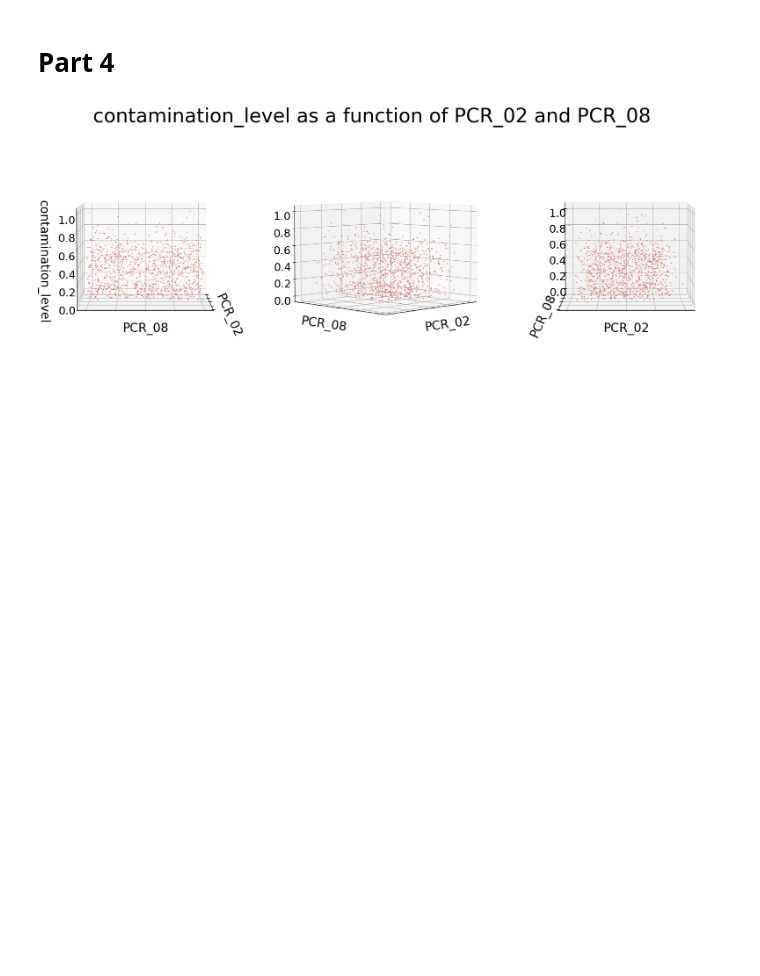
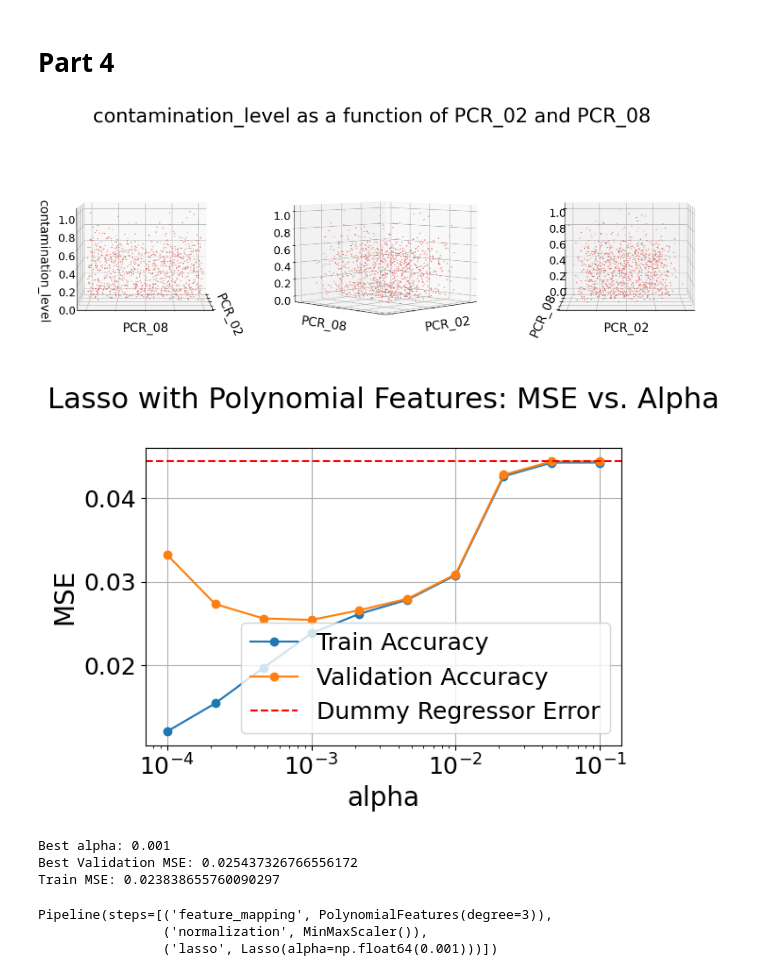
Before and after one commit to AvDaniel6/HW3-Intro-To-ML, a Jupyter notebook: main.ipynb, the cells around one changed output. Saved outputs shown, nothing was run; the diff lists cells and outputs as text; code cells hidden in the pictures; blank space fills up the shorter version.

Commit message:
finish part 4

```diff
--- a/main.ipynb
+++ b/main.ipynb
@@ -550,3 +551,49 @@ df_part4 = pd.concat([X_train_part4, y_train_df], axis = 1)
 plot3d(df_part4, 'PCR_02', 'PCR_08', 'contamination_level', 'contamination_level as a function of PCR_02 and PCR_08')
 # %% [output]
 [figure]
+# %%
+alpha_values = np.logspace(-4, -1, 10)
+train_score = []
+test_score = []
+for alpha in alpha_values:
+    poly_reg = Pipeline([
+        ('feature_mapping', PolynomialFeatures(degree=3)),
+        ('normalization', MinMaxScaler()),
+        ('lasso', Lasso(alpha=alpha, fit_intercept=True))
+    ])
+    results = cross_validate(poly_reg, X_train_df, y_train_df, cv = 5, scoring='neg_mean_squared_error', return_train_score=True)
+    train_score.append(np.mean(-results["train_score"]))
+    test_score.append(np.mean(-results["test_score"]))
+
+plt.semilogx(alpha_values, train_score, label="Train Accuracy", marker = 'o')
+plt.semilogx(alpha_values, test_score, label="Validation Accuracy", marker = 'o')
+plt.axhline(y=dummy_mse, color='r', linestyle='--', label='Dummy Regressor Error')
+plt.xlabel("alpha")
+plt.ylabel("MSE")
+plt.title("Lasso with Polynomial Features: MSE vs. Alpha\n")
+plt.legend()
+plt.grid(True)
+plt.tight_layout()
+plt.show()
+
+best_index = np.argmin(test_score)
+Best_alpha = alpha_values[best_index]
+print(f"Best alpha: {Best_alpha}")
+print(f"Best Validation MSE: {test_score[best_index]}")
+print(f"Train MSE: {train_score[best_index]}")
+# %% [output]
+[figure, added]
+Best alpha: 0.001
+Best Validation MSE: 0.025437326766556172
+Train MSE: 0.023838655760090297
+# %%
+poly_lasso_reg = Pipeline([
+        ('feature_mapping', PolynomialFeatures(degree=3)),
+        ('normalization', MinMaxScaler()),
+        ('lasso', Lasso(alpha=Best_alpha, fit_intercept=True))
+    ])
+poly_lasso_reg.fit(X_train_part4, y_train_df)
+# %% [output]
+Pipeline(steps=[('feature_mapping', PolynomialFeatures(degree=3)),
+                ('normalization', MinMaxScaler()),
+                ('lasso', Lasso(alpha=np.float64(0.001)))])
```
Also changed, not shown: parts of 4 cells of this notebook, 1 other file.
